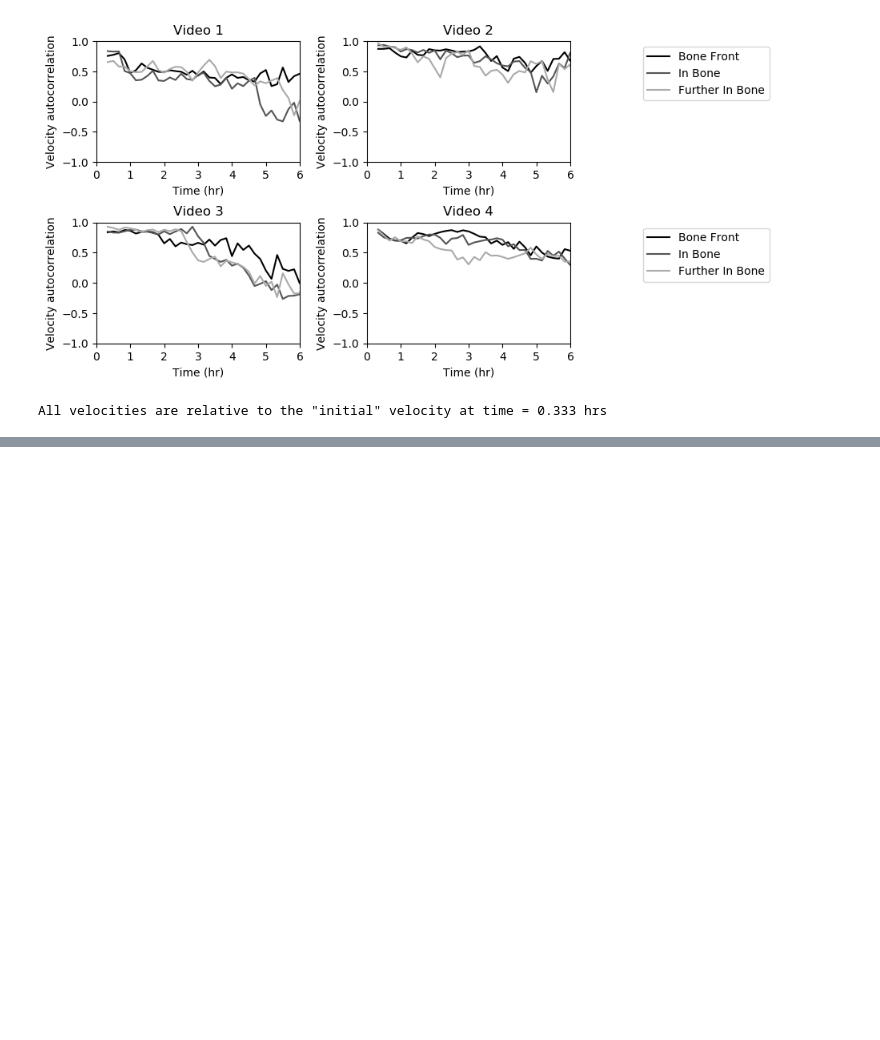
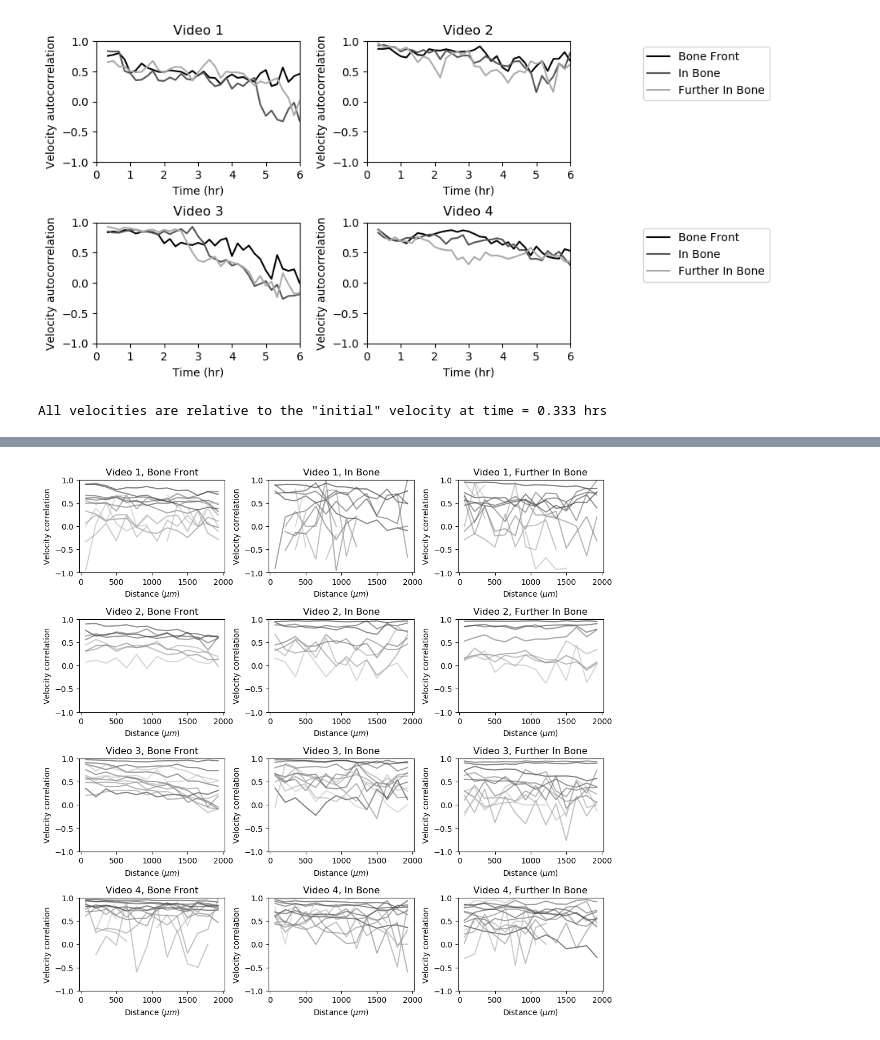
Before and after one commit to YitengDang/For_sharing, a Jupyter notebook: Single_cell_tracks.ipynb, the cells around one changed output, grey strips where cells are left out. Cells and saved outputs as stored; diff of their text form; code cells hidden in the pictures; blank space fills up the shorter version.

```diff
--- a/Single_cell_tracks.ipynb
+++ b/Single_cell_tracks.ipynb
@@ -513,0 +525,90 @@ How do correlations between cell motions depend on the spatial locations and dis
+# %%
+nbins = 15;
+edges = np.linspace(0, 2000, nbins)
+
+fig, axs = plt.subplots(N_videos, N_files_per_video, figsize=(12, 12), dpi=100)
+
+for i1 in range(N_videos):
+    #[ix, iy] = divmod(i1, 2); # positions of plots
+    #pix_per_micron = pix_per_micron_all[i1];
+    for i2 in range(N_files_per_video):
+        t_selected = np.arange(0, N_slices_all[i1][i2]-1, 6)
+        for t in t_selected:
+            X_all = X_all_all[i1][i2][:, t];
+            Y_all = Y_all_all[i1][i2][:, t];
+
+            # filter out cells which are not tracked
+            if t<N_slices_all[i1][i2]:
+                cell_filter = ~np.isnan( X_all_all[i1][i2][:, t+1] ); # cell posiiton still defined the next time step
+            else:
+                cell_filter = ~np.isnan( X_all_all[i1][i2][:, t] );
+            X_all = X_all[cell_filter];
+            Y_all = Y_all[cell_filter];
+
+            # pairwise distances between cells
+            incl_self = 0; # include self-pairs of the form [i,i]?
+
+            # calculate pairwise distances
+            X_all_paired = np.array([ [X_all[i], X_all[j]] for i in range(len(X_all)) for j in range(i+incl_self)]); # loop j over range(i+1) to include self-pairs, or range(i) to exclude self-pairs
+            Y_all_paired = np.array([ [Y_all[i], Y_all[j]] for i in range(len(Y_all)) for j in range(i+incl_self)]);
+            def f(x, y):
+                return np.sqrt((x[0]-x[1])**2 + (y[0]-y[1])**2)
+            pairwise_dist_all = np.array(list(map(f, X_all_paired, Y_all_paired )) );
+
+            # retrieve velocities
+            this_velocities_all = velocities_all_all[i1][i2][cell_filter, t, :];
+
+            # linear to pair indices
+            pair_idx = np.array([ [i, j] for i in range(len(X_all)) for j in range(i+incl_self)]);
+
+            # define bin edges, bin weights
+            # everything that falls outside of the edges of the pre-defined bins is neglected
+            hist_data, edges = np.histogram(pairwise_dist_all, bins = edges);
+            compare_bin_edges = np.array([pairwise_dist_all[i] <= edges for i in range(len(pairwise_dist_all))]);
+            bin_idx = np.array(list(map( np.argmax, compare_bin_edges))); # indices of the bins of all the data
+
+            # calculate correlations
+            corr_v_all = np.zeros(len(edges)-1); # correlation function
+            temp_sum = [];
+            for i in range(1, len(edges)):
+                bin_i_idx = np.argwhere(bin_idx==i).flatten(); # linear indices that fall in bin i
+                temp_sum.append(len(bin_i_idx));
+                bin_i_pair_idx = pair_idx[bin_i_idx]; # pair indices that fall in bin i
+                this_corr_v = np.zeros( len(bin_i_pair_idx) );
+                for j in range(len(bin_i_pair_idx)):
+                    cell_1=bin_i_pair_idx[j][0]
+                    cell_2=bin_i_pair_idx[j][1]
+                    v1 = this_velocities_all[cell_1];
+                    v2 = this_velocities_all[cell_2];
+                    #corr_v_all[i] += np.inner(v1, v2)/np.linalg.norm(v1)/np.linalg.norm(v2);
+                    if np.linalg.norm(v1)==0 or np.linalg.norm(v2)==0:
+                        this_corr_v[j] = 0; # one of the cells has v=0 -> correlation = 0
+                    else:
+                        this_corr_v[j] = np.inner(v1, v2)/np.linalg.norm(v1)/np.linalg.norm(v2);
+                #corr_v_all[i] = corr_v_all[i]/len(bin_i_pair_idx);
+                corr_v_all[i-1] = np.nanmean(this_corr_v);
+
+            # plot results
+            bincenters = (edges[1:]+edges[:-1])/2;
+            #axs[i1, i2].plot(bincenters, corr_v_all, alpha=0.5);
+            axs[i1, i2].plot(bincenters, corr_v_all, color=np.ones(3)*0.8*(t/N_slices_all[i1][i2]), alpha=0.5)
+
+        this_title = 'Video {}, {}'.format(i1+1, names_compare[i2]);
+        axs[i1, i2].set(title=this_title, xlabel = 'Distance ($\mu m$)', ylabel = 'Velocity correlation', ylim = [-1, 1] )
+
+plt.subplots_adjust(hspace=0.5, wspace=0.3)
+
+plt.show()
+
+print( "Lighter colors = later times" )
+# Display legend
+
+# axs[1].plot(np.nan, label='t={}'.format(t/6));
+# axs[1].legend(loc='upper left')
+# axs[1].set(xticks=[], yticks=[]);
+# axs[1].axis('off')
+# plt.xlabel('Distance ($\mu m$)')
+# plt.ylabel('Velocity correlation')
+# plt.ylim([-1, 1])
+# %% [output]
+[figure, added]
```
Also changed, not shown: parts of 25 cells of this notebook.
